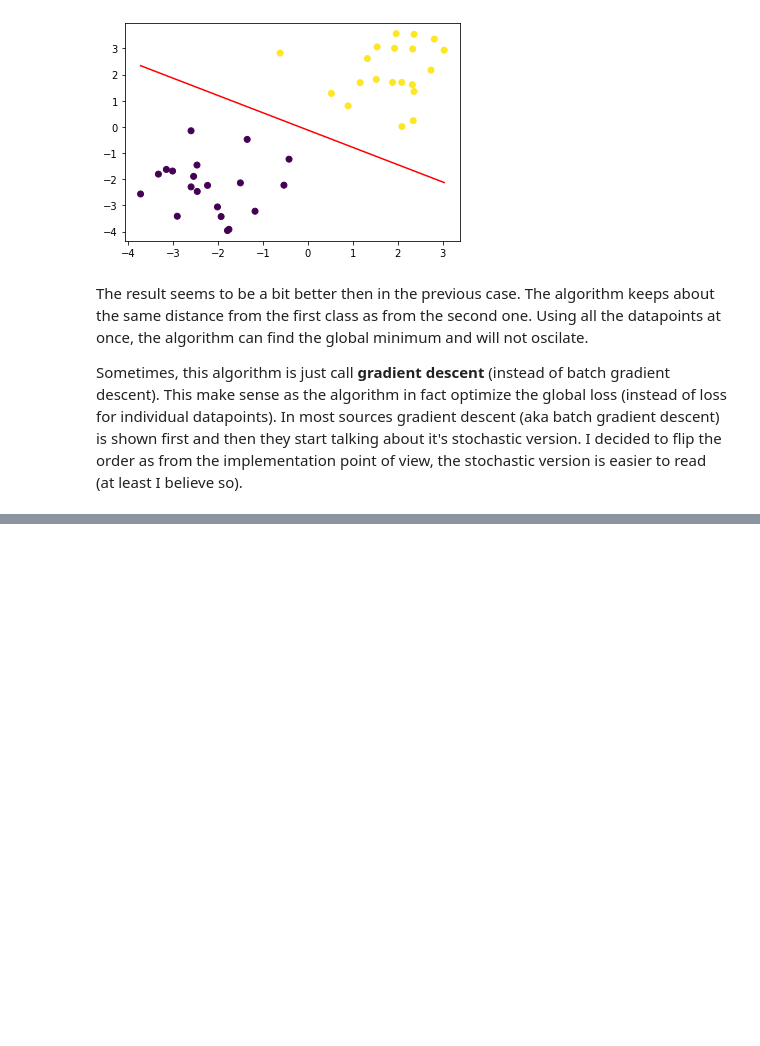
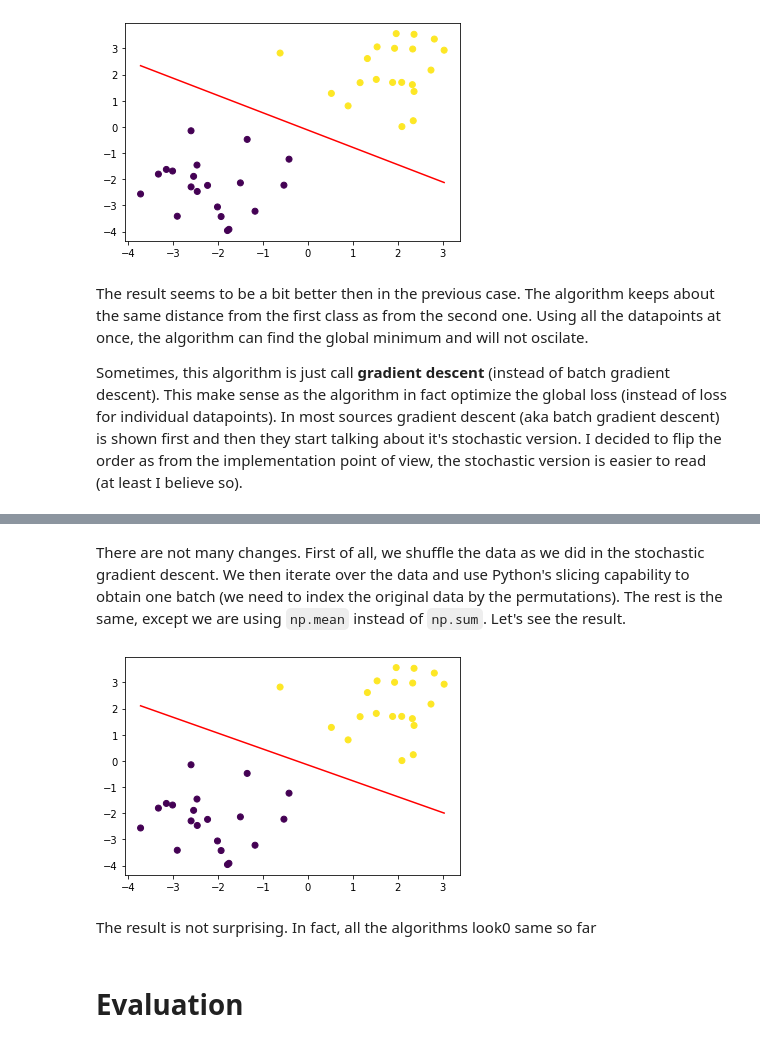
Before and after one commit to PatrikValkovic/neural-networks-step-by-step, a Jupyter notebook: 04-logistic-regression-training.ipynb, the cells around one changed output, grey strips where cells are left out. Cells and saved outputs as stored; diff of their text form; code cells hidden in the pictures; blank space fills up the shorter version.

Commit message:
Add implementation of minibatch gradient descent

```diff
--- a/04-logistic-regression-training.ipynb
+++ b/04-logistic-regression-training.ipynb
@@ -41,7 +41,7 @@ Finally, let's put it all to the code.
 # %% [markdown]
 I will use the same class as in the previous chapter (`Neuron`) and I will implement the fit method. Don't forget that the gradient descent algorithm needs learning, I will put it in the constructor.
 # %%
-class Neuron:
+class StochasticNeuron:
     def __init__(self, max_iters=100, random_state=None, learning_rate=0.001):
         self.max_iters = max_iters
         self.converged = False
@@ -94,13 +94,13 @@ plt.show()
 # %%
 # Train the logistic regression
 train_data = np.hstack([data, np.ones((data.shape[0],1))])  # add bias
-n = Neuron(random_state=41, max_iters=500, learning_rate=0.01)
-n.fit(train_data, classes)
+s = StochasticNeuron(random_state=41, max_iters=500, learning_rate=0.01)
+s.fit(train_data, classes)
 
 # Visualize results
 plt.scatter(data[:,0], data[:,1], c=classes)
-slope = - n._weights[0] / n._weights[1]
-bias = n._weights[2] / n._weights[1]
+slope = - s._weights[0] / s._weights[1]
+bias = s._weights[2] / s._weights[1]
 plt.plot(
     [data.min(axis=0)[0], data.max(0)[0]],
     [slope * data.min(axis=0)[0] - bias, slope * data.max(axis=0)[0] - bias],
@@ -123,7 +123,7 @@ $$
 
 We silently ignored the sum, or more precisely we used only one datapoint so the sum disapeared. Let's now fix the algorithm and instead of updating the weights based on the simple sample, we are going to update it based on the all the samples.
 # %%
-class Neuron:
+class GradientNeuron:
     def __init__(self, max_iters=100, random_state=None, learning_rate=0.001):
         self.max_iters = max_iters
         self.converged = False
@@ -164,13 +166,13 @@ Now let's train the logistic regression and see the results.
 # %%
 # Train the logistic regression
 train_data = np.hstack([data, np.ones((data.shape[0],1))])  # add bias
-n = Neuron(random_state=42, max_iters=1000, learning_rate=0.05)
-n.fit(train_data, classes)
+g = GradientNeuron(random_state=42, max_iters=1000, learning_rate=0.05)
+g.fit(train_data, classes)
 
 # Visualize results
 plt.scatter(data[:,0], data[:,1], c=classes)
-slope = - n._weights[0] / n._weights[1]
-bias = n._weights[2] / n._weights[1]
+slope = - g._weights[0] / g._weights[1]
+bias = g._weights[2] / g._weights[1]
 plt.plot(
     [data.min(axis=0)[0], data.max(0)[0]],
     [slope * data.min(axis=0)[0] - bias, slope * data.max(axis=0)[0] - bias],
@@ -184,0 +257,23 @@ Sometimes, this algorithm is just call **gradient descent** (instead of batch gr
+# %% [markdown]
+There are not many changes. First of all, we shuffle the data as we did in the stochastic gradient descent. We then iterate over the data and use Python's slicing capability to obtain one batch (we need to index the original data by the permutations). The rest is the same, except we are using `np.mean` instead of `np.sum`. Let's see the result.
+# %%
+# Train the logistic regression
+train_data = np.hstack([data, np.ones((data.shape[0],1))])  # add bias
+b = MinibatchNeuron(random_state=42, epochs=1000, learning_rate=0.1, batch_size=4)
+b.fit(train_data, classes)
+
+# Visualize results
+plt.scatter(data[:,0], data[:,1], c=classes)
+slope = - b._weights[0] / b._weights[1]
+bias = b._weights[2] / b._weights[1]
+plt.plot(
+    [data.min(axis=0)[0], data.max(0)[0]],
+    [slope * data.min(axis=0)[0] - bias, slope * data.max(axis=0)[0] - bias],
+    c='r')
+plt.show()
+# %% [output]
+[figure, added]
+# %% [markdown]
+The result is not surprising. In fact, all the algorithms look0 same so far
+# %% [markdown]
+# Evaluation
```
Also changed, not shown: parts of 4 cells of this notebook.
